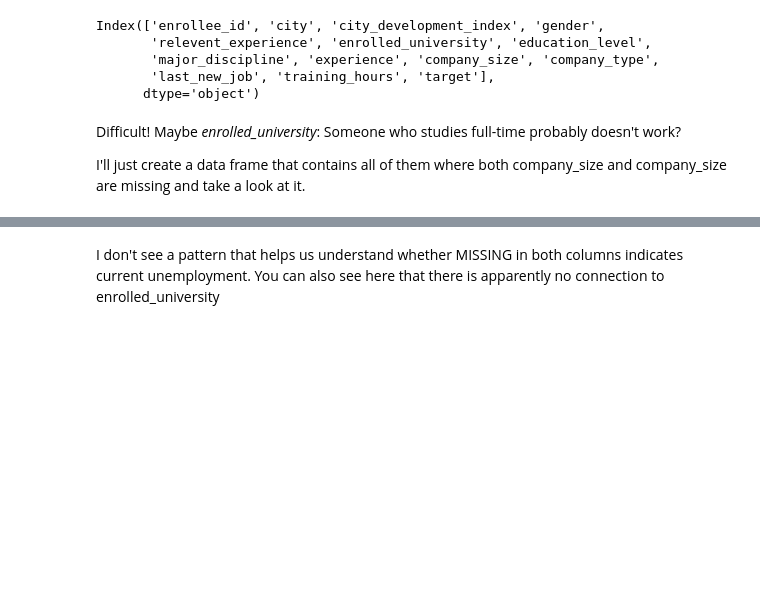
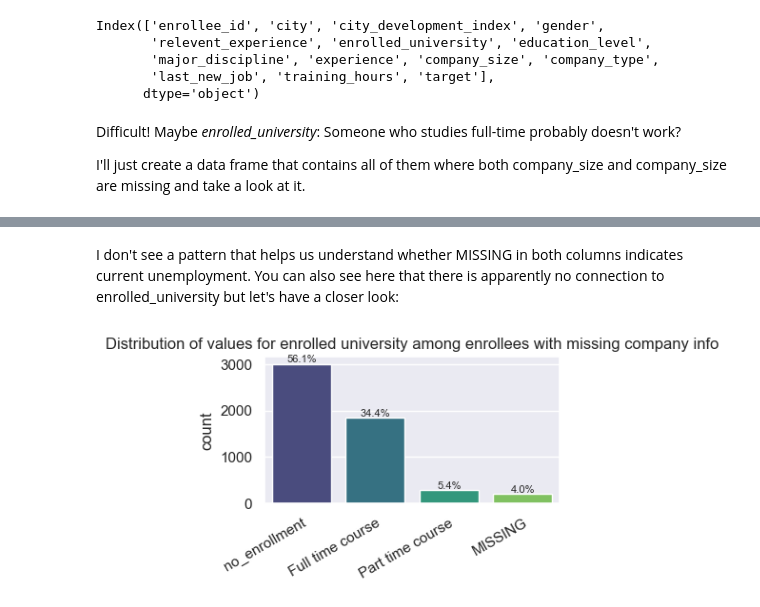
Before and after one commit to scheinmensch/HR-Analytics, a Jupyter notebook: EDA.ipynb, the cells around one changed output, grey strips where cells are left out. Saved outputs shown, nothing was run; the diff lists cells and outputs as text; code cells hidden in the pictures; blank space fills up the shorter version.

```diff
--- a/EDA.ipynb
+++ b/EDA.ipynb
@@ -156,8 +156,8 @@ Let's start with the distribution of the target variable while 0 = not looking f
 # %%
 # plot distribution of target variable
 plt.figure(figsize=(6, 4))
-sns.countplot(x='target', data=HR_filled, palette='viridis')
-total = len(HR_filled['target'])
+sns.countplot(x='target', data=HR, palette='viridis')
+total = len(HR['target'])
 for p in plt.gca().patches:
     height = p.get_height()
     plt.text(p.get_x() + p.get_width() / 2, height + 0.02, f'{height/total:.1%}', ha='center')
@@ -316,4 +319,22 @@ HR_missing_company.head(20)
 | 64 | 9572 | city_11 | 0.550 | MISSING | No relevent experience | Full time course | ... |
 | 67 | 9645 | city_16 | 0.910 | Male | Has relevent experience | no_enrollment | ... |
 # %% [markdown]
-I don't see a pattern that helps us understand whether MISSING in both columns indicates current unemployment. You can also see here that there is apparently no connection to enrolled_university
+I don't see a pattern that helps us understand whether MISSING in both columns indicates current unemployment. You can also see here that there is apparently no connection to enrolled_university but let's have a closer look:
+# %%
+# plot the distribtion of enrolled_university in that data frame
+plt.figure(figsize=(4, 2))
+ax = sns.countplot(x='enrolled_university', data=HR_missing_company, palette='viridis', order=HR_missing_company['enrolled_university'].value_counts().index)
+plt.title(f'Distribution of values for enrolled university among enrollees with missing company info')
+
+total = len(HR_missing_company['enrolled_university'])
+for p in ax.patches:
+    percentage = '{:.1f}%'.format(100 * p.get_height() / total)
+    x = p.get_x() + p.get_width() / 2
+    y = p.get_height() + 0.005 * total
+    ax.text(x, y, percentage, ha='center', fontsize=8)
+
+ax.set_xlabel('')
+plt.xticks(rotation=30, rotation_mode='anchor', ha='right')
+plt.show()
+# %% [output]
+[figure, added]
```
Also changed, not shown: parts of 22 cells of this notebook.
